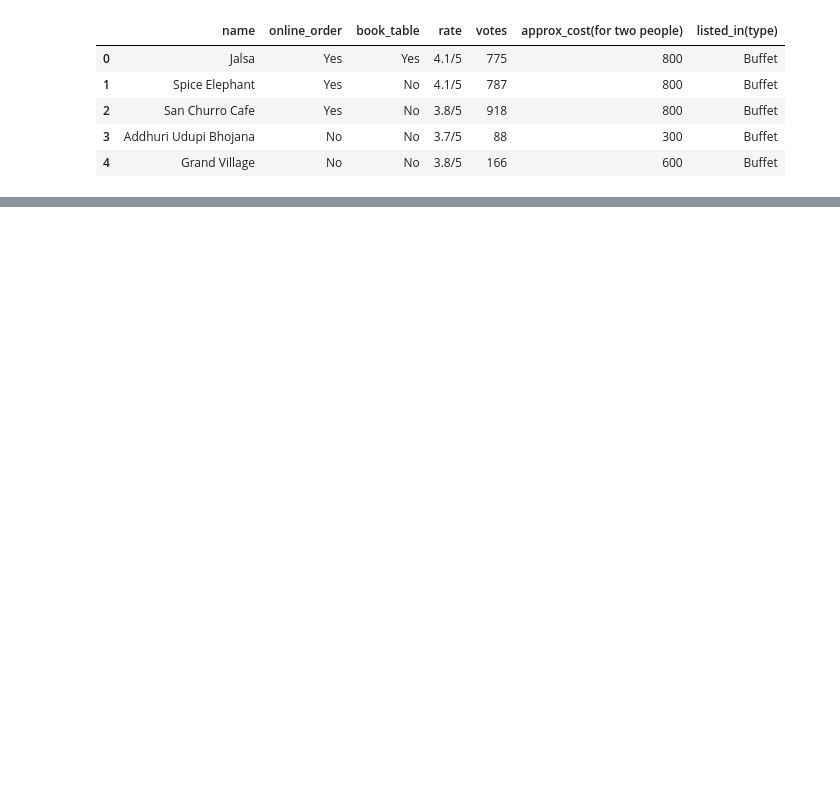
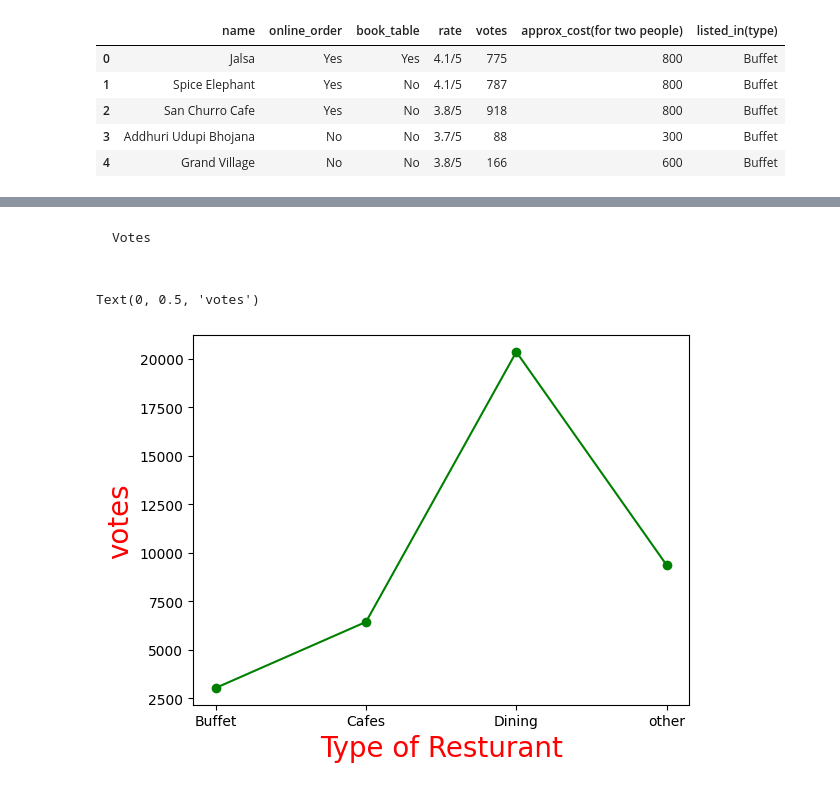
Before and after one commit to yana24parashar/Zomato-Sales-Analysis, a Jupyter notebook: Zomato_Sales.ipynb, the cells around one changed output, grey strips where cells are left out. Cells and saved outputs as stored; diff of their text form; code cells hidden in the pictures; blank space fills up the shorter version.

````diff
--- a/Zomato_Sales.ipynb
+++ b/Zomato_Sales.ipynb
@@ -18,0 +90,14 @@ df.head()
+# %% [markdown]
+
+
+```
+Votes
+# %%
+grouped_data=df.groupby('listed_in(type)')['votes'].sum()
+result=pd.DataFrame({'votes':grouped_data}) # Changed pd.df to pd.DataFrame
+plt.plot(result,c="green", marker="o")
+plt.xlabel("Type of Resturant" , c="red", size=20)
+plt.ylabel("votes", c="red", size=20)
+# %% [output]
+Text(0, 0.5, 'votes')
+[figure, added]
````
Also changed, not shown: parts of 22 cells of this notebook.
